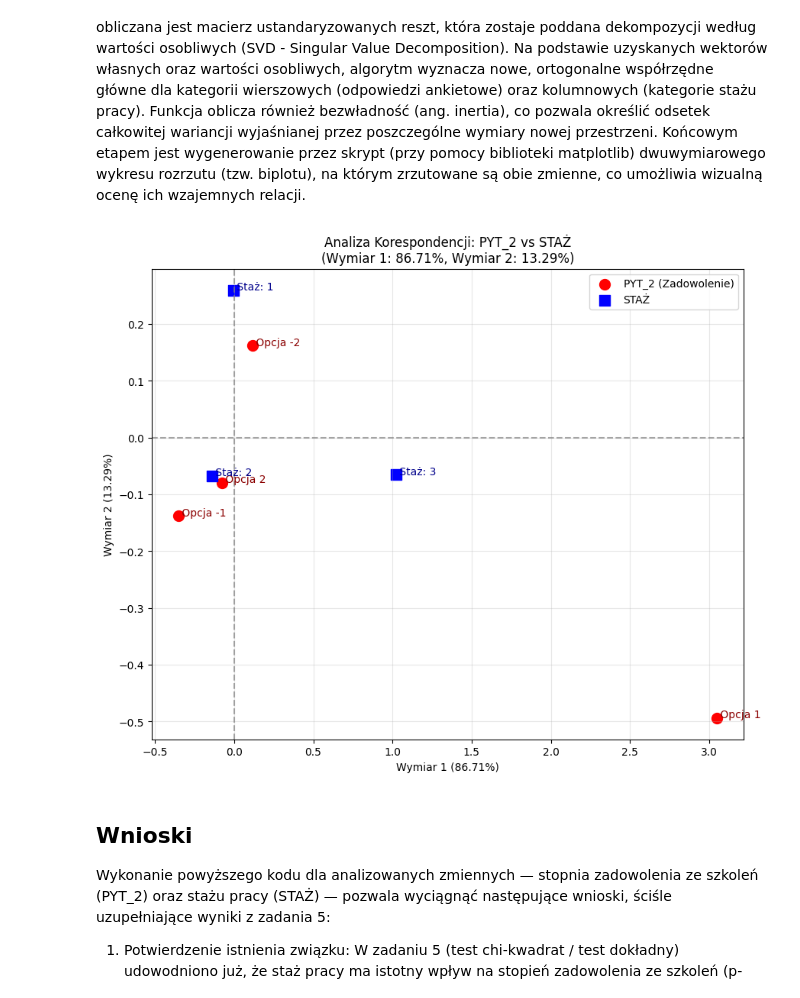
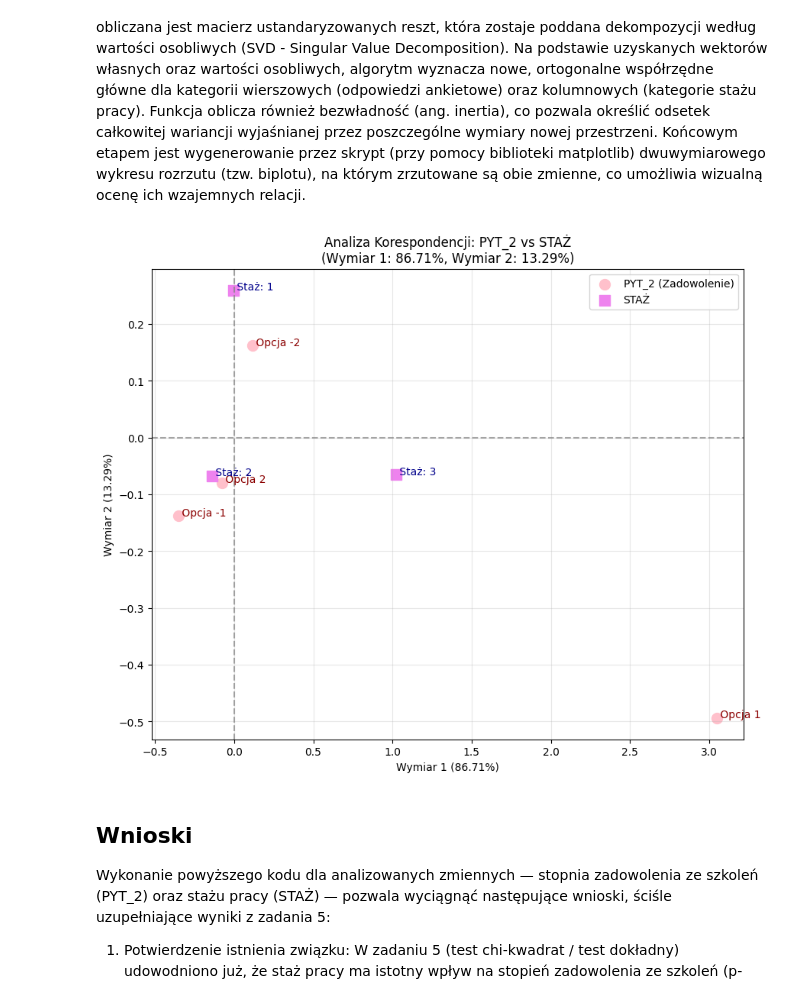
Before and after one commit to amiedzinska/ada-sprawko2, a Jupyter notebook: projekt_parzyste.ipynb, the cells around one changed output. Cells and saved outputs as stored; diff of their text form; code cells hidden in the pictures.

```diff
--- a/projekt_parzyste.ipynb
+++ b/projekt_parzyste.ipynb
@@ -321,40 +321,40 @@ def analiza_korespondencji(tablica_dwudzielcza):
     plt.figure(figsize=(10, 8))
 
     # Rysowanie punktów wierszy (Stopień zadowolenia - PYT_2)
-    plt.scatter(df_wiersze.iloc[:, 0], df_wiersze.iloc[:, 1], color='red', marker='o', s=100, label='PYT_2 (Zadowolenie)')
+    plt.scatter(df_wiersze.iloc[:, 0], df_wiersze.iloc[:, 1], color='pink', marker='o', s=100, label='PYT_2 (Zadowolenie)')
     for i, txt in enumerate(df_wiersze.index):
         plt.annotate(f" Opcja {txt}", (df_wiersze.iloc[i, 0], df_wiersze.iloc[i, 1]), color='darkred')
 
     # Rysowanie punktów kolumn (Staż pracy - STAŻ)
-    plt.scatter(df_kolumny.iloc[:, 0], df_kolumny.iloc[:, 1], color='blue', marker='s', s=100, label='STAŻ')
+    plt.scatter(df_kolumny.iloc[:, 0], df_kolumny.iloc[:, 1], color='violet', marker='s', s=100, label='STAŻ')
     for i, txt in enumerate(df_kolumny.index):
         plt.annotate(f" Staż: {txt}", (df_kolumny.iloc[i, 0], df_kolumny.iloc[i, 1]), color='darkblue')
 
     # Ośrodki i linie referencyjne
     plt.axhline(0, color='gray', linestyle='--', alpha=0.7)
     plt.axvline(0, color='gray', linestyle='--', alpha=0.7)
 
     plt.title(f'Analiza Korespondencji: PYT_2 vs STAŻ\n(Wymiar 1: {procent_zmiennosci[0]:.2f}%, Wymiar 2: {procent_zmiennosci[1]:.2f}%)')
     plt.xlabel(f'Wymiar 1 ({procent_zmiennosci[0]:.2f}%)')
     plt.ylabel(f'Wymiar 2 ({procent_zmiennosci[1]:.2f}%)')
     plt.legend()
     plt.grid(True, alpha=0.3)
     plt.savefig('analiza_korespondencji.png')
 
     return {"Wiersze": df_wiersze, "Kolumny": df_kolumny, "Bezwladnosc": procent_zmiennosci}
 
 # --- Wykonanie dla danych wejściowych ---
 # 1. Wczytanie i przygotowanie danych
 dane = pd.read_csv('ankieta2.csv', sep=';')
 dane = dane.rename(columns={'STAĮ': 'STAŻ', 'P£E∆': 'PŁEĆ'})
 
 # 2. Utworzenie tablicy krzyżowej dla PYT_2 i STAŻ
 tab_krzyzowa = pd.crosstab(dane['PYT_2'], dane['STAŻ'])
 
 # 3. Uruchomienie autorskiej funkcji
 wynik_ca = analiza_korespondencji(tab_krzyzowa)
 # %% [output]
-[figure, old version]
+[figure, new version]
 # %% [markdown]
 ## Wnioski
 Wykonanie powyższego kodu dla analizowanych zmiennych — stopnia zadowolenia ze szkoleń (PYT_2) oraz stażu pracy (STAŻ) — pozwala wyciągnąć następujące wnioski, ściśle uzupełniające wyniki z zadania 5:
```
Also changed, not shown: 1 other file.
